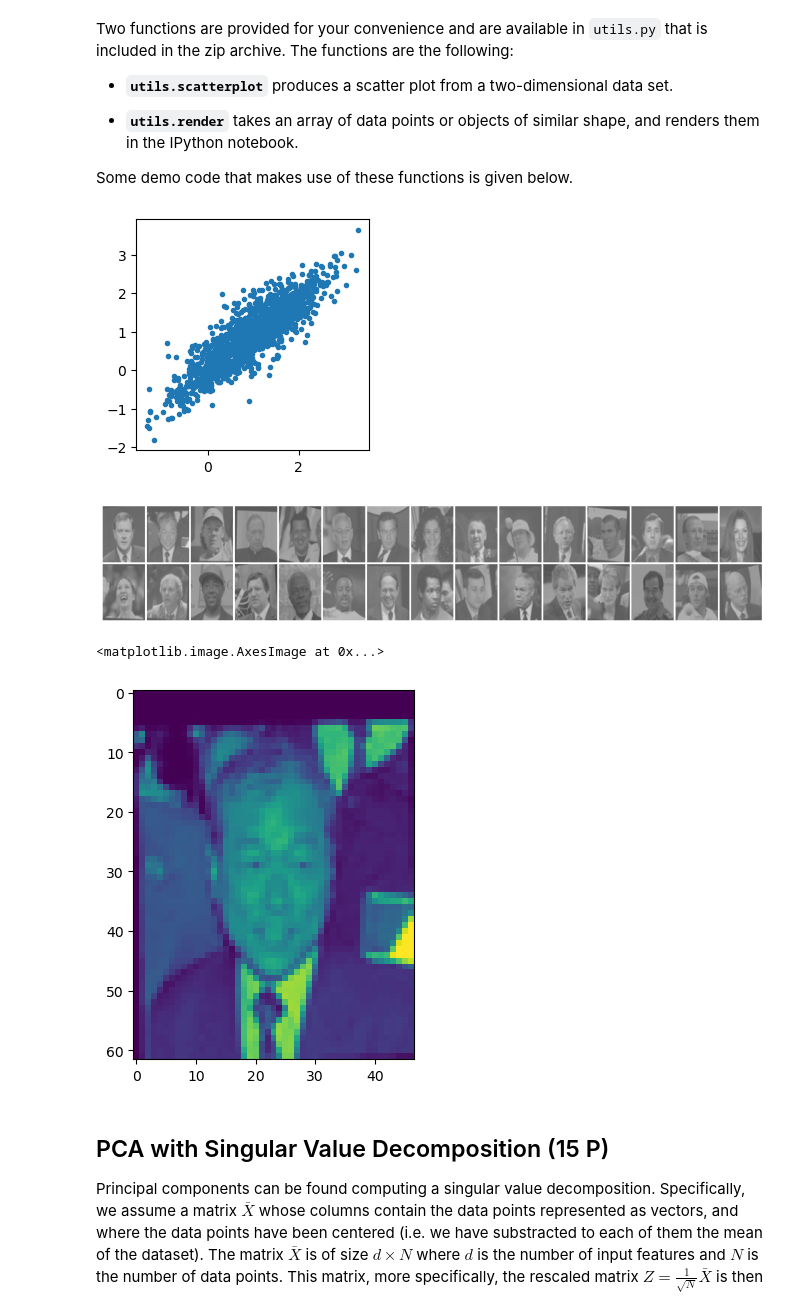
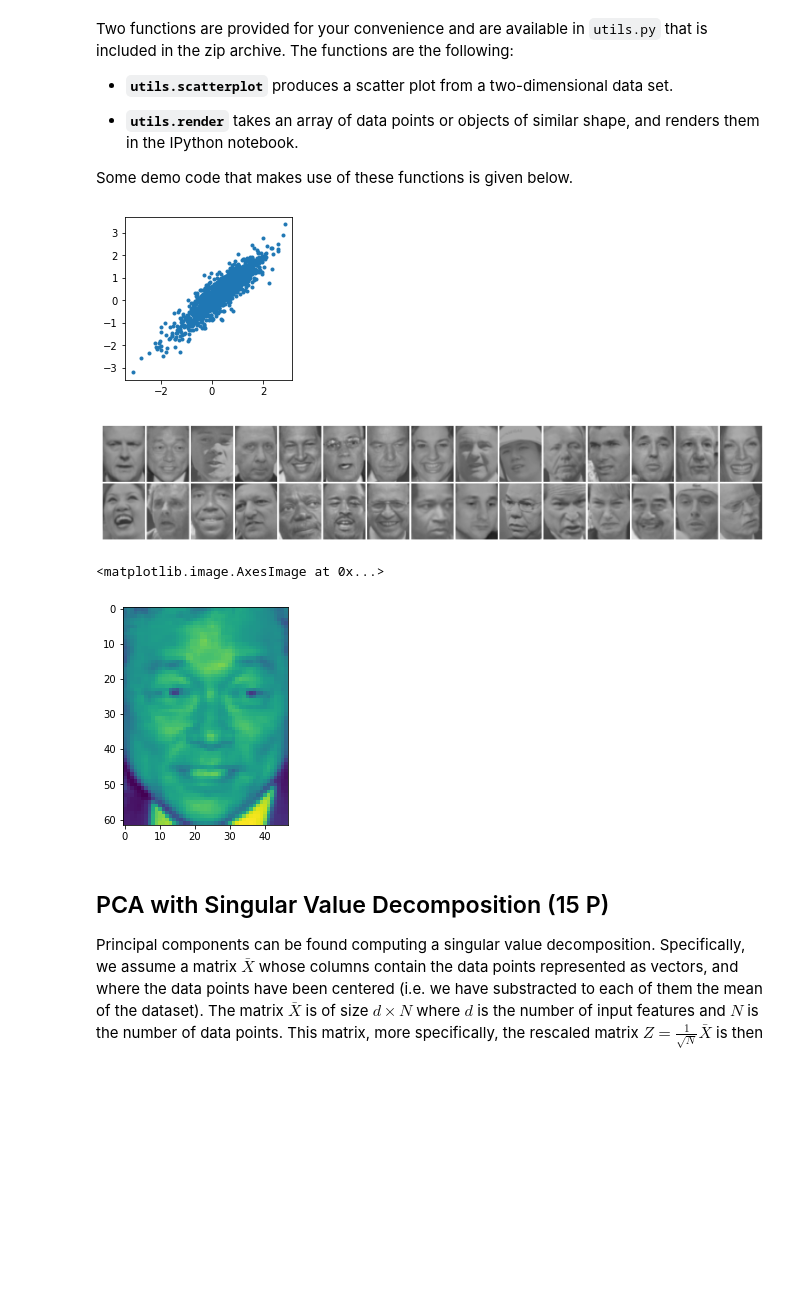
Before and after one commit to svpovol/GitHub_Repo, a Jupyter notebook: sheet04-programming.ipynb, the cells around one changed output. Cells and saved outputs as stored; diff of their text form; code cells hidden in the pictures; blank space fills up the shorter version.

```diff
--- a/sheet04-programming.ipynb
+++ b/sheet04-programming.ipynb
@@ -31,15 +30,15 @@ Two functions are provided for your convenience and are available in `utils.py`
 
 Some demo code that makes use of these functions is given below.
 # %%
-utils4.scatterplot(D[:,32,20],D[:,32,21]) # Plot relation between adjacent pixels
-utils4.render(D[:30],15,2,vmax=5)
+utils.scatterplot(D[:,32,20],D[:,32,21]) # Plot relation between adjacent pixels
+utils.render(D[:30],15,2,vmax=5)
 # Display first 10 examples in the data
 plt.imshow(D[1,:,:])#second face
 # %% [output]
-[figure, old version]
+[figure, new version]
-[figure, old version]
+[figure, new version]
 <matplotlib.image.AxesImage at 0x...>
-[figure, old version]
+[figure, new version]
 # %% [markdown]
 ## PCA with Singular Value Decomposition (15 P)
 
```
Also changed, not shown: parts of 10 cells of this notebook, 2 other files.
